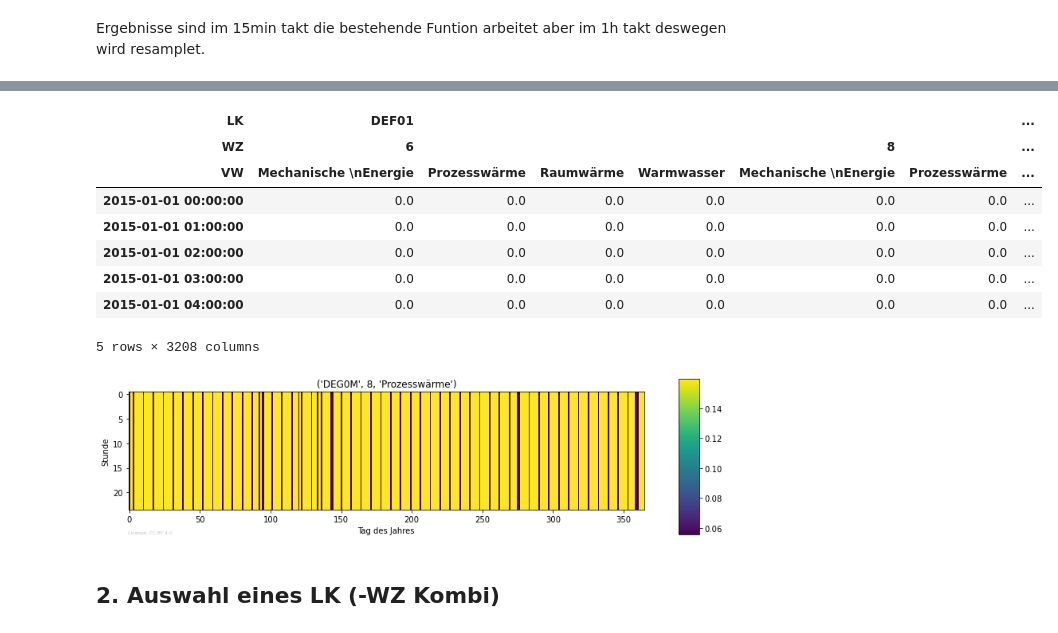
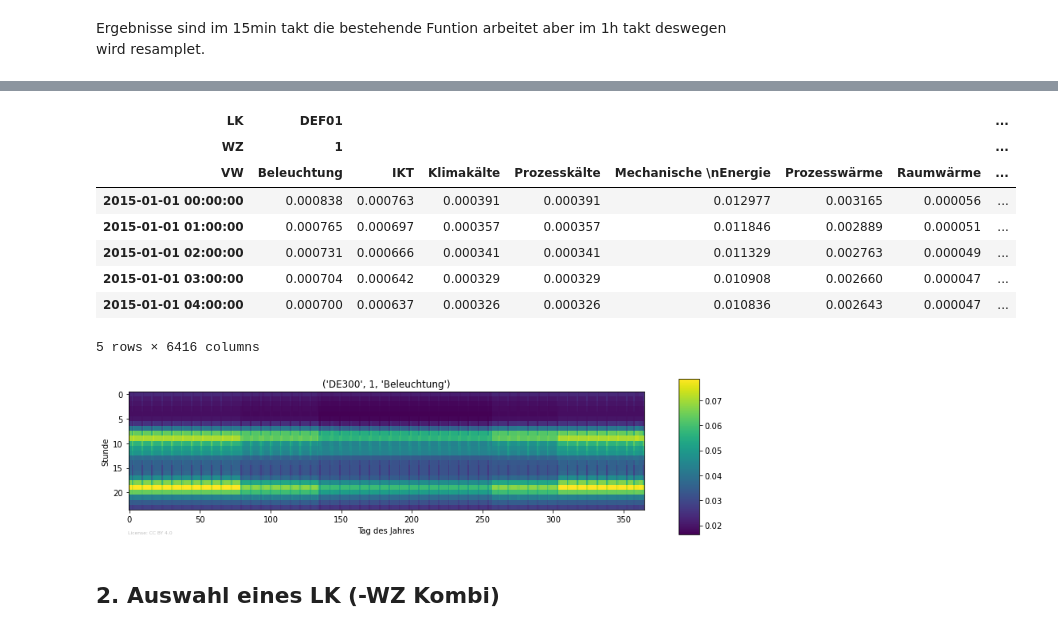
Before and after one commit to DemandRegioTeam/disaggregator, a Jupyter notebook: XX_Demo_application_disaggregations.ipynb, the cells around one changed output, grey strips where cells are left out. Cells and saved outputs as stored; diff of their text form; code cells hidden in the pictures.

```diff
--- a/XX_Demo_application_disaggregations.ipynb
+++ b/XX_Demo_application_disaggregations.ipynb
@@ -243,6 +277,6 @@ simple_power_CTS_time.head()
 5 rows × 3208 columns
 # %%
-temp_gas_industry = temporal.disagg_temporal_industry(source = "gas", detailed = True, use_nuts3code = True)
+temp_power_CTS_detailed = temporal.disagg_temporal_power_CTS(detailed = True, use_nuts3code = True)
 # %% [output]
 disaggregator.temporal: INFO     Working on state: SH.
 disaggregator.temporal: INFO     ... creating state-specific load-profiles
@@ -291,0 +313,3 @@ gas_industry_time.head()
+# %%
+power_CTS_time = temporal.disagg_temporal_applications(temp_power_CTS_detailed, source = "power", sector = "CTS", wz = [1, 36])
+power_CTS_time.head()
@@ -315,20 +361,20 @@ fig, ax = plot.heatmap_timeseries(gas_industry_time["DEG0M", 8, "Prozesswärme"]
 # %%
-gas_industry_hourly = gas_industry_time.resample("h").sum()
-gas_industry_hourly.head()
+power_CTS_hourly = power_CTS_time.resample("h").sum()
+power_CTS_hourly.head()
 # %% [output]
-| LK | DEF01 |  |  |  |  |  | ... |
-| WZ | 6 |  |  |  | 8 |  | ... |
-| VW | Mechanische \nEnergie | Prozesswärme | Raumwärme | Warmwasser | Mechanische \nEnergie | Prozesswärme | ... |
-| 2015-01-01 00:00:00 | 0.0 | 0.0 | 0.0 | 0.0 | 0.0 | 0.0 | ... |
-| 2015-01-01 01:00:00 | 0.0 | 0.0 | 0.0 | 0.0 | 0.0 | 0.0 | ... |
-| 2015-01-01 02:00:00 | 0.0 | 0.0 | 0.0 | 0.0 | 0.0 | 0.0 | ... |
-| 2015-01-01 03:00:00 | 0.0 | 0.0 | 0.0 | 0.0 | 0.0 | 0.0 | ... |
-| 2015-01-01 04:00:00 | 0.0 | 0.0 | 0.0 | 0.0 | 0.0 | 0.0 | ... |
+| LK | DEF01 |  |  |  |  |  |  | ... |
+| WZ | 1 |  |  |  |  |  |  | ... |
+| VW | Beleuchtung | IKT | Klimakälte | Prozesskälte | Mechanische \nEnergie | Prozesswärme | Raumwärme | ... |
+| 2015-01-01 00:00:00 | 0.000838 | 0.000763 | 0.000391 | 0.000391 | 0.012977 | 0.003165 | 0.000056 | ... |
+| 2015-01-01 01:00:00 | 0.000765 | 0.000697 | 0.000357 | 0.000357 | 0.011846 | 0.002889 | 0.000051 | ... |
+| 2015-01-01 02:00:00 | 0.000731 | 0.000666 | 0.000341 | 0.000341 | 0.011329 | 0.002763 | 0.000049 | ... |
+| 2015-01-01 03:00:00 | 0.000704 | 0.000642 | 0.000329 | 0.000329 | 0.010908 | 0.002660 | 0.000047 | ... |
+| 2015-01-01 04:00:00 | 0.000700 | 0.000637 | 0.000326 | 0.000326 | 0.010836 | 0.002643 | 0.000047 | ... |
-5 rows × 3208 columns
+5 rows × 6416 columns
 # %%
-fig, ax = plot.heatmap_timeseries(gas_industry_hourly["DEG0M", 8, "Prozesswärme"])
+fig, ax = plot.heatmap_timeseries(power_CTS_hourly["DE300", 1, "Beleuchtung"])
 # %% [output]
-[figure, old version]
+[figure, new version]
 # %% [markdown]
 ## 2. Auswahl eines LK (-WZ Kombi)
 # %% [markdown]
```
Also changed, not shown: parts of 29 cells of this notebook, 3 other files.
